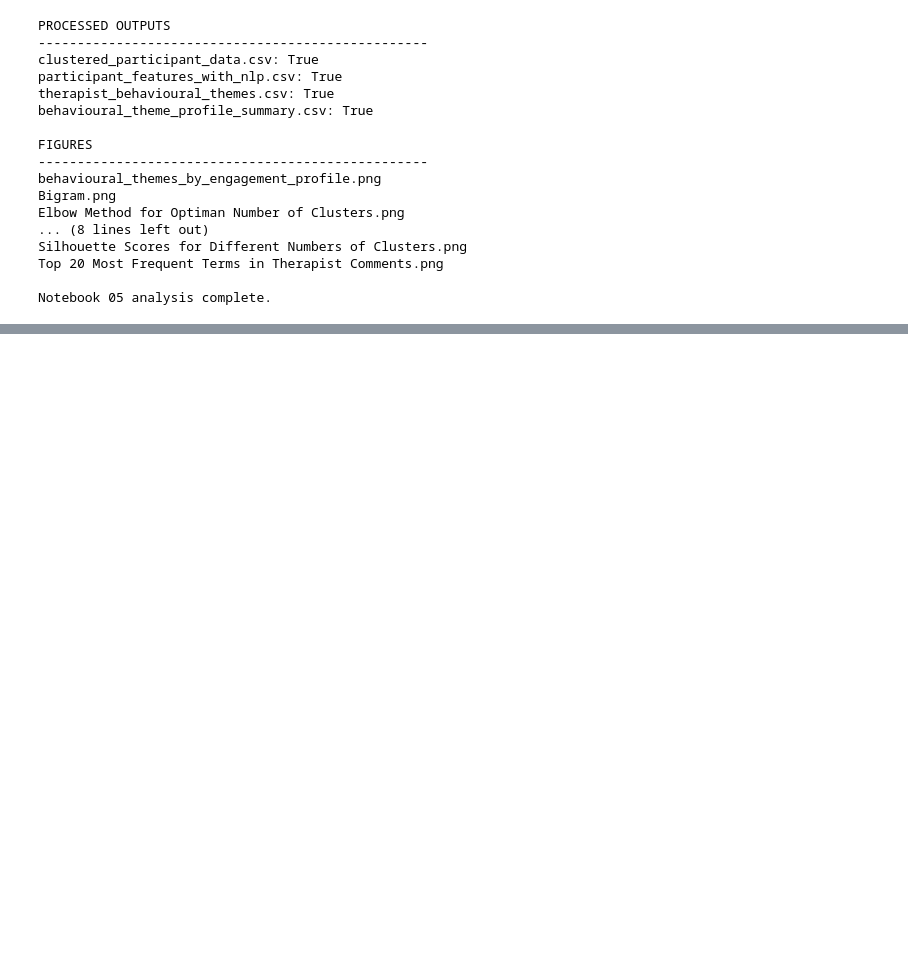
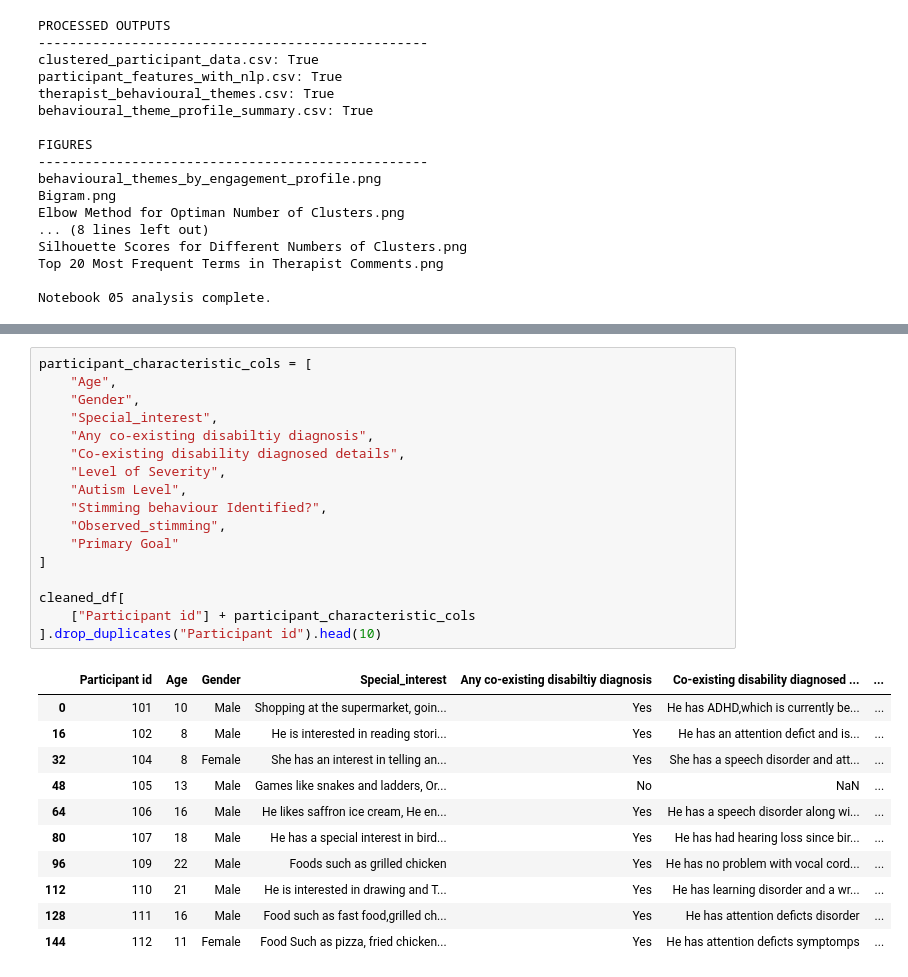
Before and after one commit to PuspitaGoswami/asd-interventions, a Jupyter notebook: notebooks/05_profile_interpretation.ipynb, the cells around one changed output, grey strips where cells are left out. Saved outputs shown, nothing was run; the diff lists cells and outputs as text; blank space fills up the shorter version.

```diff
--- a/notebooks/05_profile_interpretation.ipynb
+++ b/notebooks/05_profile_interpretation.ipynb
@@ -1702,0 +1709,29 @@ Notebook 05 analysis complete.
+# %%
+participant_characteristic_cols = [
+    "Age",
+    "Gender",
+    "Special_interest",
+    "Any co-existing disabiltiy diagnosis",
+    "Co-existing disability diagnosed details",
+    "Level of Severity",
+    "Autism Level",
+    "Stimming behaviour Identified?",
+    "Observed_stimming",
+    "Primary Goal"
+]
+
+cleaned_df[
+    ["Participant id"] + participant_characteristic_cols
+].drop_duplicates("Participant id").head(10)
+# %% [output]
+|  | Participant id | Age | Gender | Special_interest | Any co-existing disabiltiy diagnosis | Co-existing disability diagnosed ... | ... |
+| 0 | 101 | 10 | Male | Shopping at the supermarket, goin... | Yes | He has ADHD,which is currently be... | ... |
+| 16 | 102 | 8 | Male | He is interested in reading stori... | Yes | He has an attention defict and is... | ... |
+| 32 | 104 | 8 | Female | She has an interest in telling an... | Yes | She has a speech disorder and att... | ... |
+| 48 | 105 | 13 | Male | Games like snakes and ladders, Or... | No | NaN | ... |
+| 64 | 106 | 16 | Male | He likes saffron ice cream, He en... | Yes | He has a speech disorder along wi... | ... |
+| 80 | 107 | 18 | Male | He has a special interest in bird... | Yes | He has had hearing loss since bir... | ... |
+| 96 | 109 | 22 | Male | Foods such as grilled chicken | Yes | He has no problem with vocal cord... | ... |
+| 112 | 110 | 21 | Male | He is interested in drawing and T... | Yes | He has learning disorder and a wr... | ... |
+| 128 | 111 | 16 | Male | Food such as fast food,grilled ch... | Yes | He has attention deficts disorder | ... |
+| 144 | 112 | 11 | Female | Food Such as pizza, fried chicken... | Yes | He has attention deficts symptomps | ... |
```
Also changed, not shown: parts of 22 cells of this notebook.
